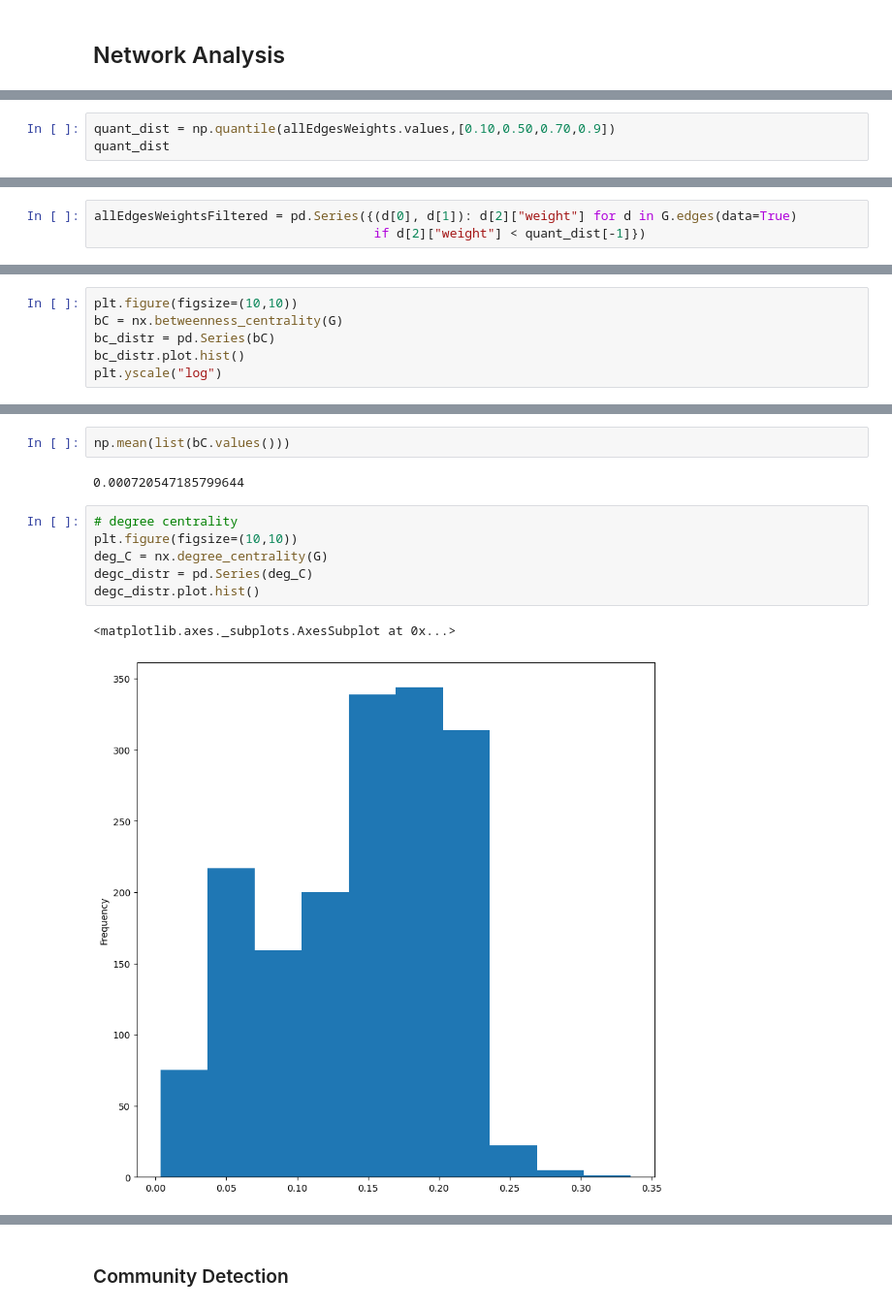
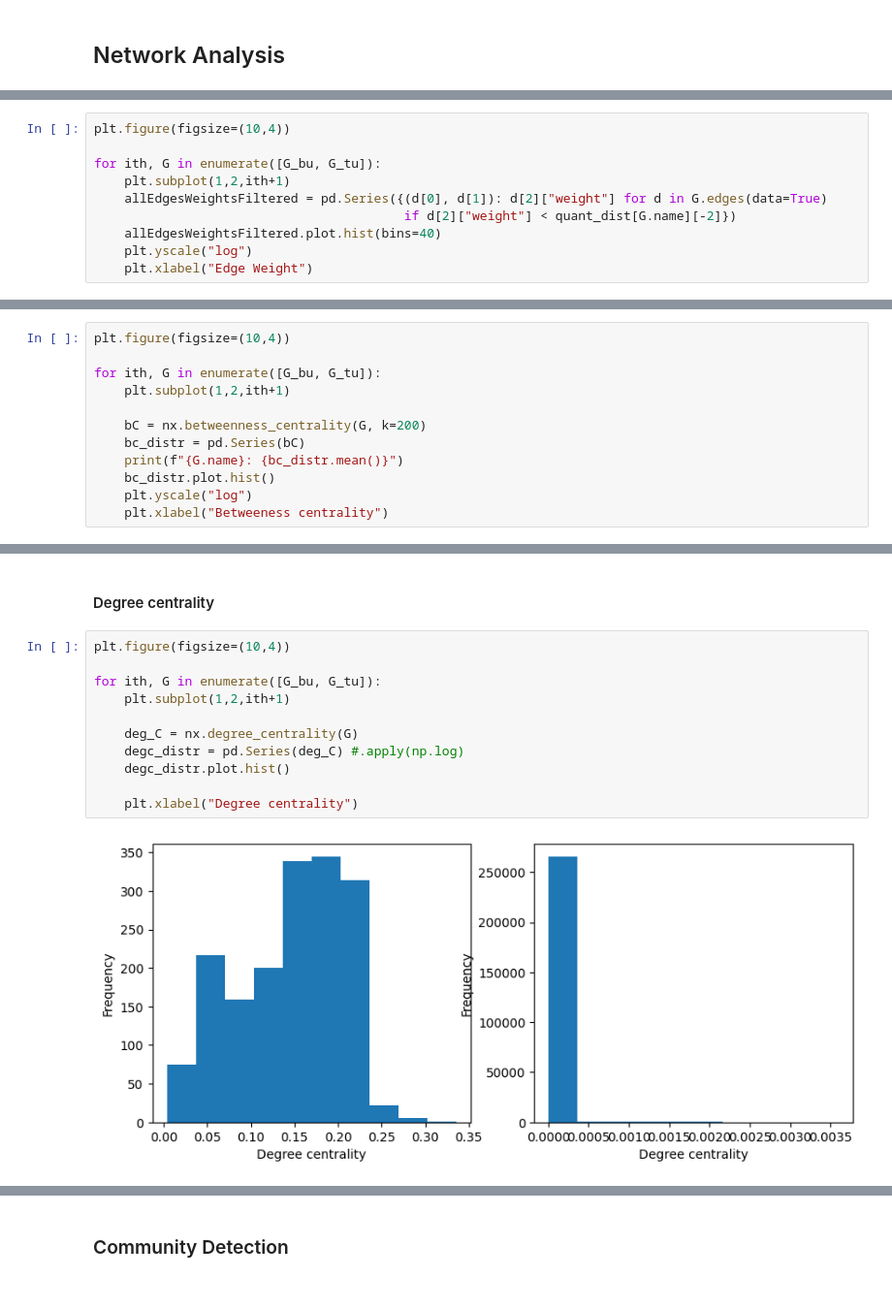
Before and after one commit to PacktPublishing/Graph-Machine-Learning, a Jupyter notebook: Chapter09/01_Credit_card_edges_classification.ipynb, the cells around one changed output, grey strips where cells are left out. Shown at 97% size. Drawn from its saved outputs; the diff is of its cells as text.

```diff
--- a/Chapter09/01_Credit_card_edges_classification.ipynb
+++ b/Chapter09/01_Credit_card_edges_classification.ipynb
@@ -143,3 +170,0 @@ array([5.030000e+00, 5.825000e+01, 9.844000e+01, 2.156560e+02,
-# %%
-quant_dist = np.quantile(allEdgesWeights.values,[0.10,0.50,0.70,0.9])
-quant_dist
@@ -148,3 +171,10 @@ array([  5.03 ,  58.25 ,  98.44 , 215.656])
 # %%
-allEdgesWeightsFiltered = pd.Series({(d[0], d[1]): d[2]["weight"] for d in G.edges(data=True)
-                                     if d[2]["weight"] < quant_dist[-1]})
+plt.figure(figsize=(10,4))
+
+for ith, G in enumerate([G_bu, G_tu]):
+    plt.subplot(1,2,ith+1)
+    allEdgesWeightsFiltered = pd.Series({(d[0], d[1]): d[2]["weight"] for d in G.edges(data=True)
+                                         if d[2]["weight"] < quant_dist[G.name][-2]})
+    allEdgesWeightsFiltered.plot.hist(bins=40)
+    plt.yscale("log")
+    plt.xlabel("Edge Weight")
@@ -157,7 +185,13 @@ plt.yscale("log")
 # %%
-plt.figure(figsize=(10,10))
-bC = nx.betweenness_centrality(G)
-bc_distr = pd.Series(bC)
-bc_distr.plot.hist()
-plt.yscale("log")
+plt.figure(figsize=(10,4))
+
+for ith, G in enumerate([G_bu, G_tu]):
+    plt.subplot(1,2,ith+1)
+
+    bC = nx.betweenness_centrality(G, k=200)
+    bc_distr = pd.Series(bC)
+    print(f"{G.name}: {bc_distr.mean()}")
+    bc_distr.plot.hist()
+    plt.yscale("log")
+    plt.xlabel("Betweeness centrality")
 # %% [output]
@@ -165,13 +201,15 @@ plt.yscale("log")
-# %%
-np.mean(list(bC.values()))
-# %% [output]
-0.000720547185799644
+# %% [markdown]
+#### Degree centrality
 # %%
-# degree centrality
-plt.figure(figsize=(10,10))
-deg_C = nx.degree_centrality(G)
-degc_distr = pd.Series(deg_C)
-degc_distr.plot.hist()
+plt.figure(figsize=(10,4))
+
+for ith, G in enumerate([G_bu, G_tu]):
+    plt.subplot(1,2,ith+1)
+
+    deg_C = nx.degree_centrality(G)
+    degc_distr = pd.Series(deg_C) #.apply(np.log)
+    degc_distr.plot.hist()
+
+    plt.xlabel("Degree centrality")
 # %% [output]
-<matplotlib.axes._subplots.AxesSubplot at 0x...>
-[figure, old version]
+[figure, new version]
```
Also changed, not shown: parts of 38 cells of this notebook.
